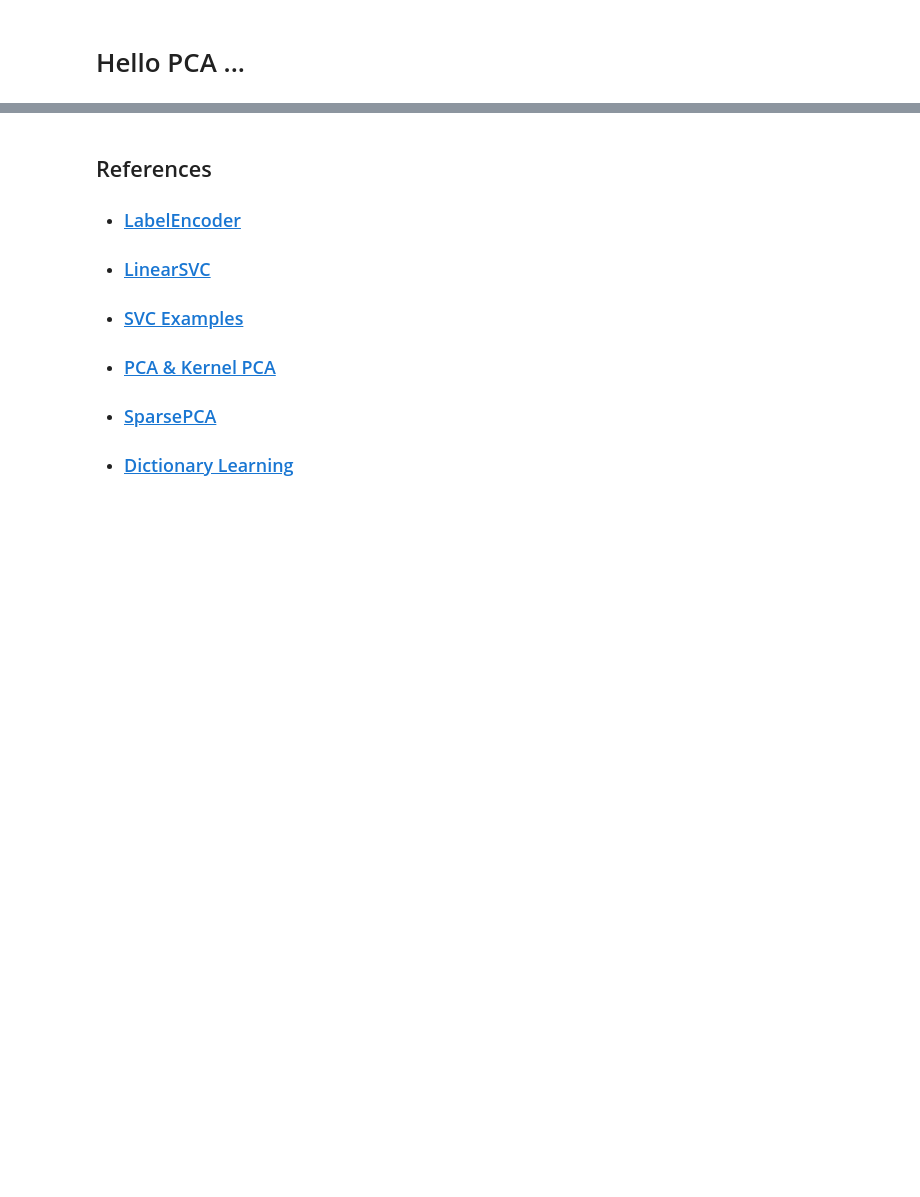
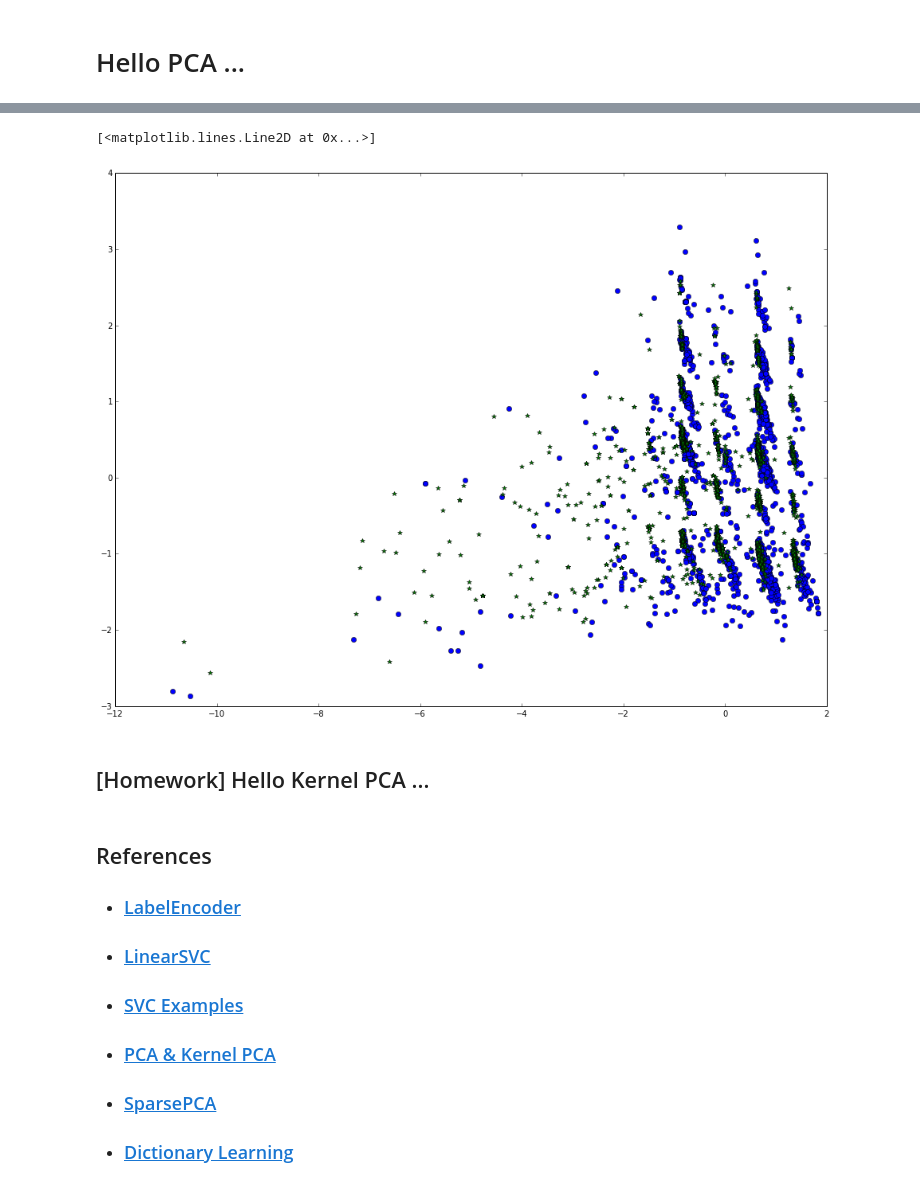
Before and after one commit to c3h3/NCCU-PyData-Courses-2013Spring, a Jupyter notebook: Lecture6/NLP/IntroNLPsldies.ipynb, the cells around one changed output, grey strips where cells are left out. Saved outputs shown, nothing was run; the diff lists cells and outputs as text; code cells hidden in the pictures; blank space fills up the shorter version.

```diff
--- a/Lecture6/NLP/IntroNLPsldies.ipynb
+++ b/Lecture6/NLP/IntroNLPsldies.ipynb
@@ -528,0 +569,2 @@ np.mean((Y_values - pred_Y)**2) =  0.0814880663757
+# %%
+sample_df = dtm_df.ix[:4000]
@@ -529,3 +588,14 @@ np.mean((Y_values - pred_Y)**2) =  0.0814880663757
+# %%
+Accounting_ix = np.nonzero(Y_values_W == u'Accounting')[0]
+Physics_ix = np.nonzero(Y_values_W == u'Physics')[0]
+# %%
+pylab.plot(X_pca[Accounting_ix,0],X_pca[Accounting_ix,1],"o")
+pylab.plot(X_pca[Physics_ix,0],X_pca[Physics_ix,1],"*")
+# %% [output]
+[<matplotlib.lines.Line2D at 0x...>]
+[figure, added]
+# %% [markdown]
+## [Homework] Hello Kernel PCA ...
 # %% [markdown]
 ## References
 
```
Also changed, not shown: parts of 114 cells of this notebook, 4 other files.
